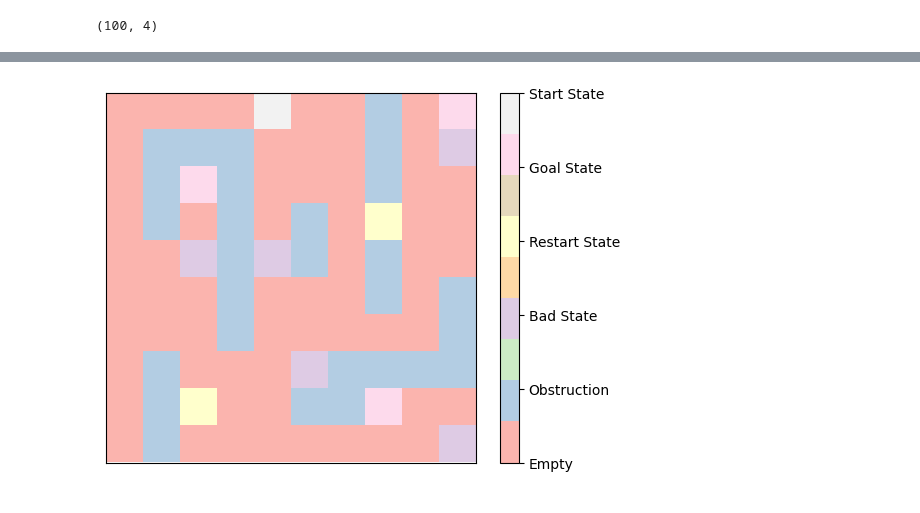
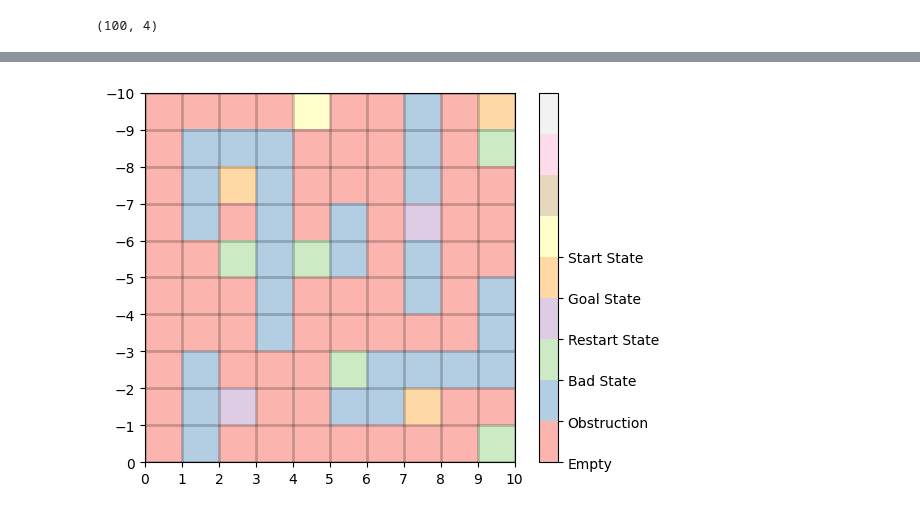
Before and after one commit to Heisenberg-2207/Programming-assignment, a Jupyter notebook: programming assignment 1/PA1.ipynb, the cells around one changed output, grey strips where cells are left out. Drawn from its saved outputs; the diff is of its cells as text; code cells hidden in the pictures.

```diff
--- a/programming assignment 1/PA1.ipynb
+++ b/programming assignment 1/PA1.ipynb
@@ -99,32 +100,41 @@ obstructions = np.array([[0,7],[1,1],[1,2],[1,3],[1,7],[2,1],[2,3],
                             [5,3],[5,7],[5,9],[6,3],[6,9],[7,1],[7,6],
                             [7,7],[7,8],[7,9],[8,1],[8,5],[8,6],[9,1]])
 bad_states = np.array([[1,9],[4,2],[4,4],[7,5],[9,9]])
 restart_states = np.array([[3,7],[8,2]])
 goal_states = np.array([[0,9],[2,2],[8,7]])
 start_state = np.array([[0,4]])
 
 matrix[obstructions[:, 0], obstructions[:, 1]] = 1
 matrix[bad_states[:, 0], bad_states[:, 1]] = 2
 matrix[restart_states[:, 0], restart_states[:, 1]] = 3
 matrix[goal_states[:, 0], goal_states[:, 1]] = 4
 matrix[start_state[:, 0], start_state[:, 1]] = 5
 
 
 # Define colors for each element in the matrix
 colors = ['white', 'black', 'red', 'blue', 'green', 'yellow']
 
 # Plot the matrix
 plt.imshow(matrix, cmap='Pastel1', vmin=0, vmax=5)
 
 # Add grid lines
-plt.grid(True, color='black', linewidth=2)
+# Define the extent of the grid
+extent = [0, 10, 0, -10]
+
+# Plot the matrix with the extent
+plt.imshow(matrix, cmap='Pastel1', vmin=0, vmax=9, extent=extent)
+
+# Add grid lines
+plt.grid(True, color='black', linewidth=2, alpha = 0.2)
+plt.xticks(np.arange(0, 11, 1))
+plt.yticks(np.arange(0, -11, -1))
 
 
 # Add colorbar legend
 cbar = plt.colorbar(ticks=[0, 1, 2, 3, 4, 5])
 cbar.ax.set_yticklabels(['Empty', 'Obstruction', 'Bad State', 'Restart State', 'Goal State', 'Start State'])
 
 # Show the plot
 plt.show()
 # %% [output]
-[figure, old version]
+[figure, new version]
```
Also changed, not shown: parts of 2 cells of this notebook, 1 other file.
